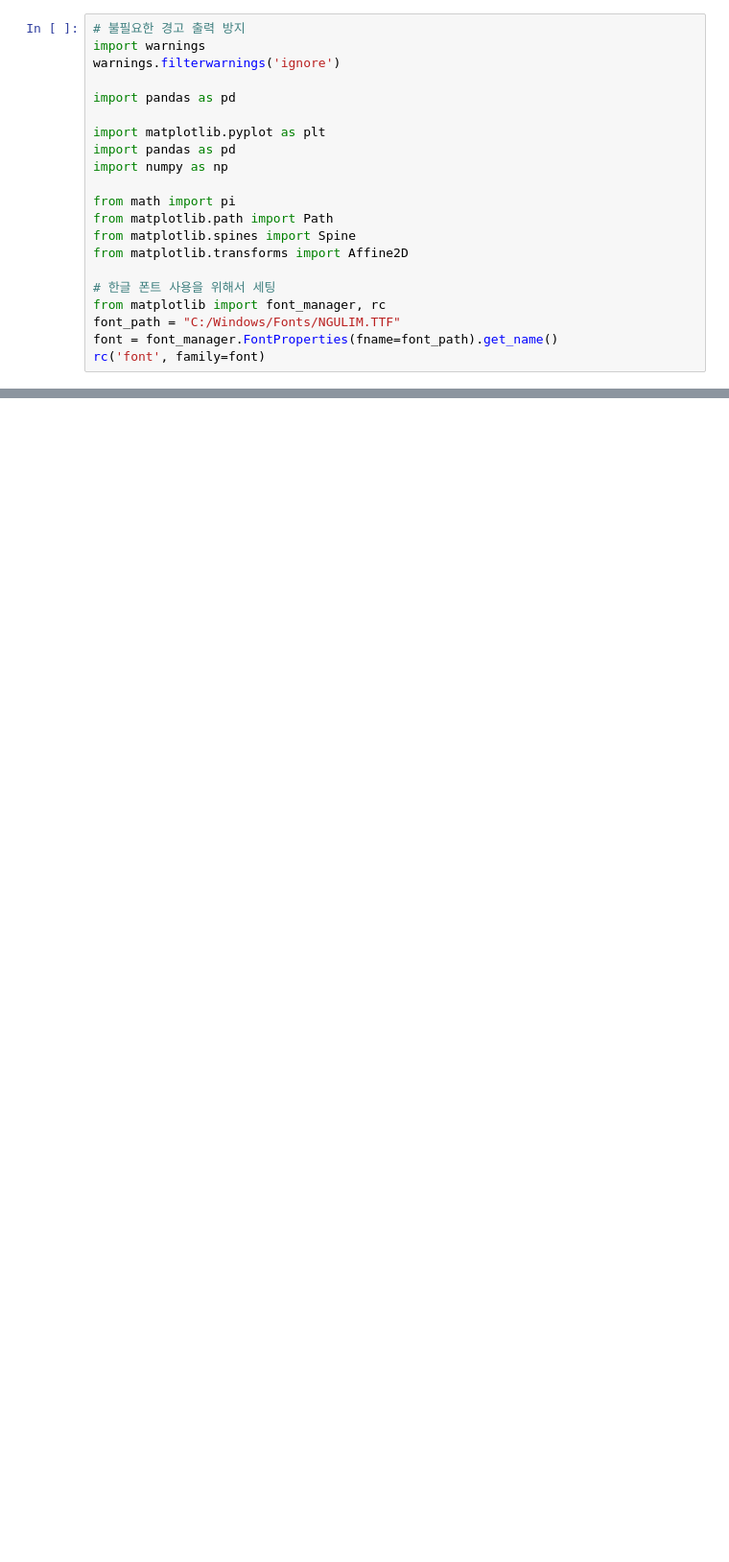
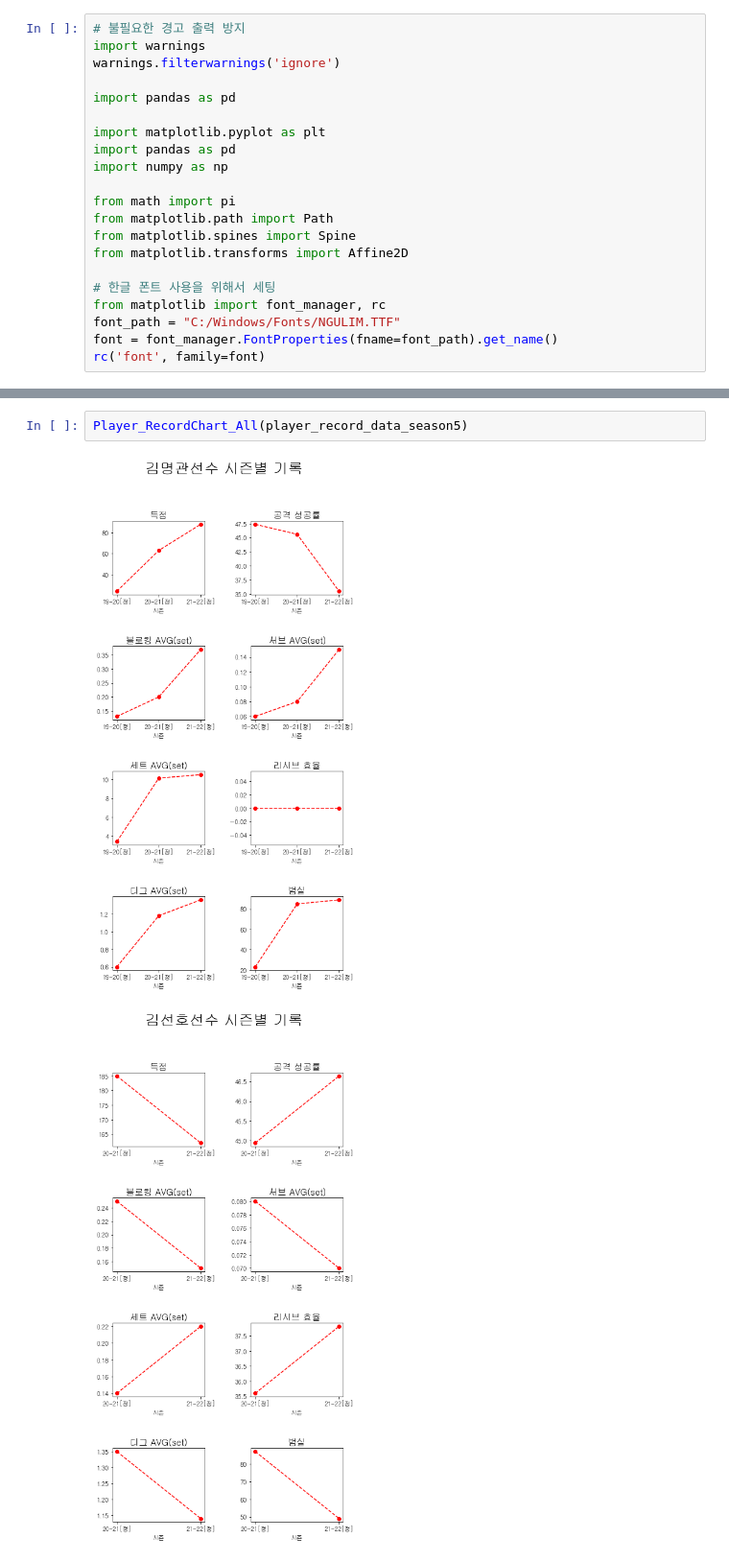
Before and after one commit to lwg1421/KOVO_project, a Jupyter notebook: visualization/player_RecordChart.ipynb, the cells around one changed output, grey strips where cells are left out. Shown at 96% size. Cells and saved outputs as stored; diff of their text form; blank space fills up the shorter version.

```diff
--- a/visualization/player_RecordChart.ipynb
+++ b/visualization/player_RecordChart.ipynb
@@ -241,0 +107,5 @@ Text(0.5, 1.0, '블로킹 AVG(set)')
+# %%
+Player_RecordChart_All(player_record_data_season5)
+# %% [output]
+[figure, added]
+[figure, added]
```
Also changed, not shown: parts of 24 cells of this notebook, 2 other files.
